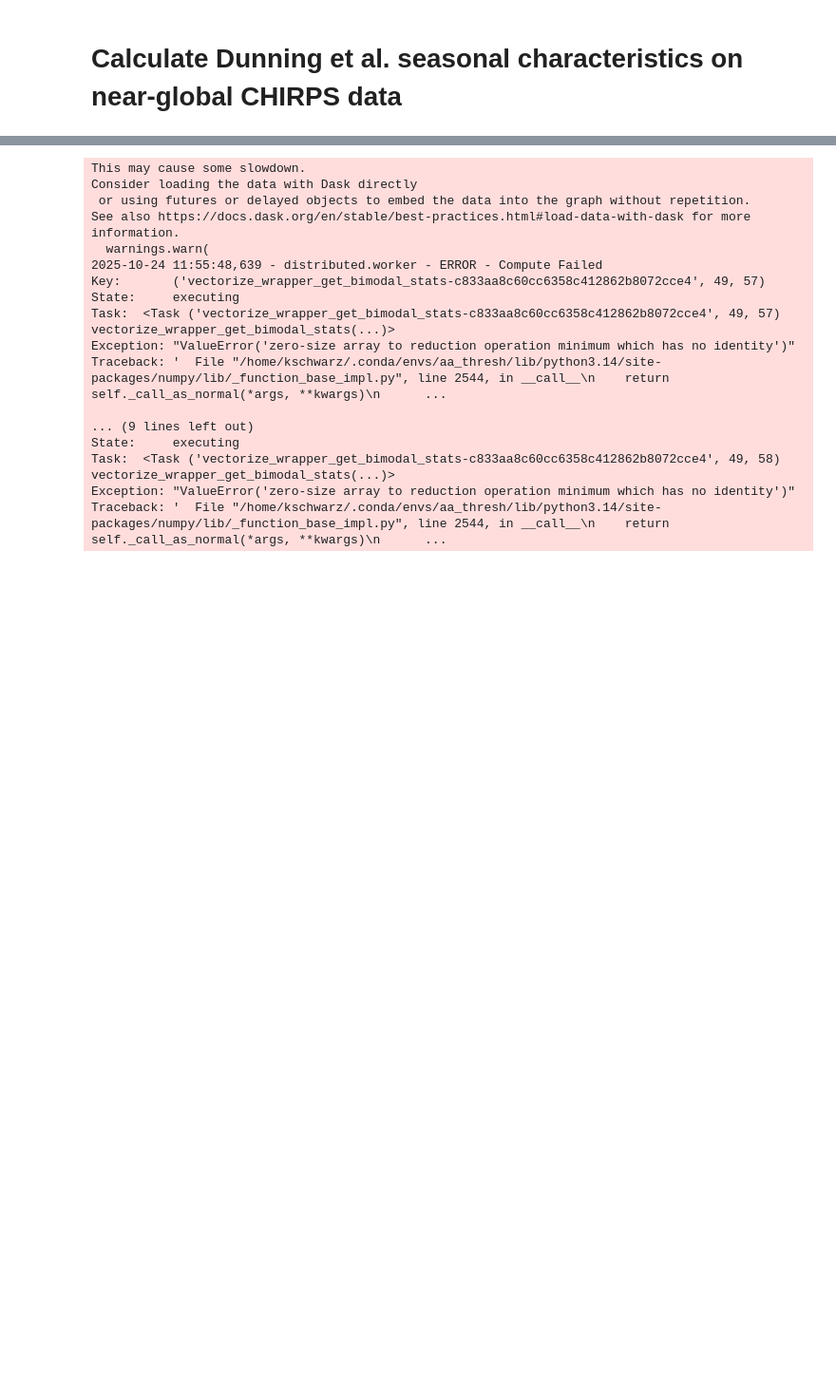
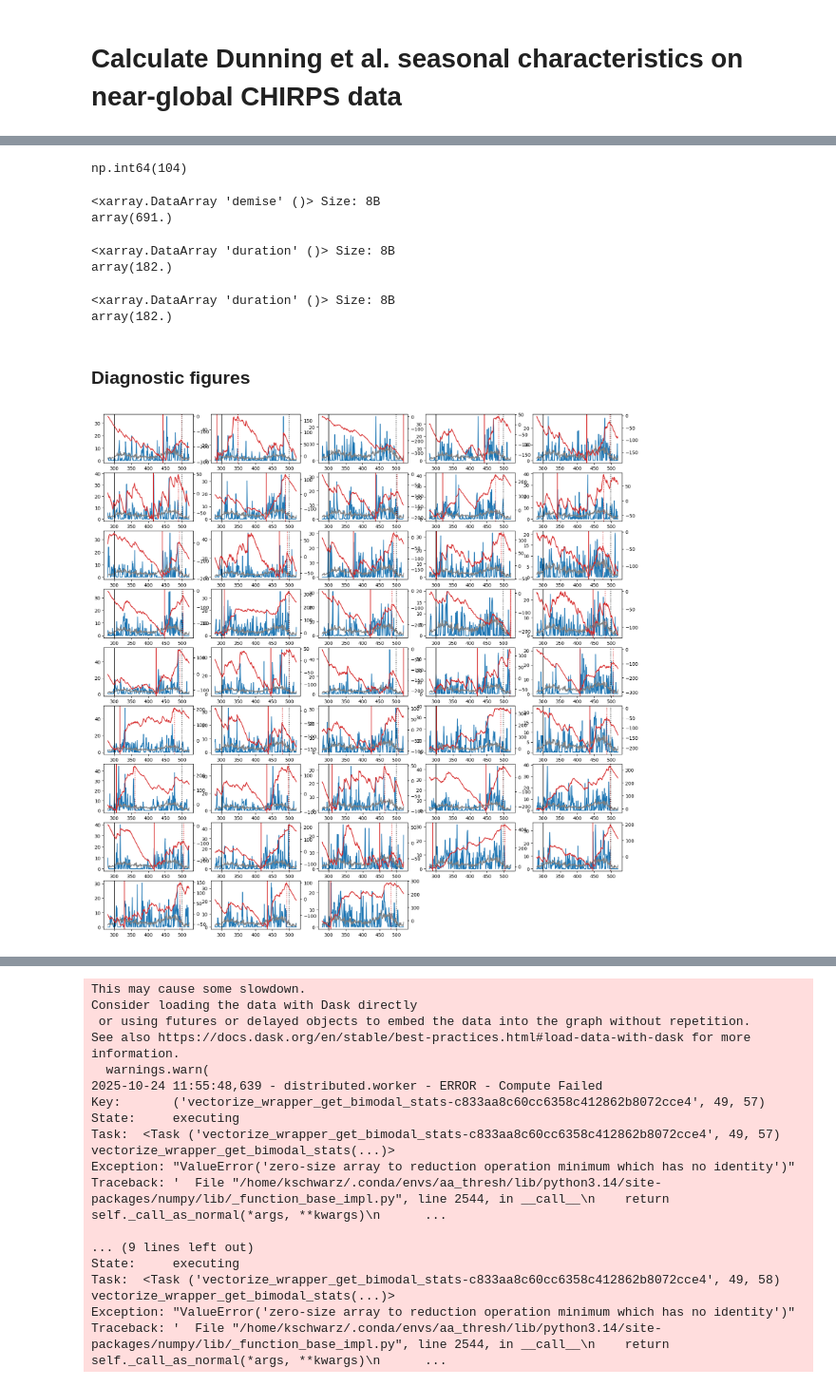
Before and after one commit to ccsfist/forecast_uncertainty, a Jupyter notebook: code/calculate_seasstats.ipynb, the cells around one changed output, grey strips where cells are left out. Shown at 95% size. Drawn from its saved outputs; the diff is of its cells as text; code cells hidden in the pictures; blank space fills up the shorter version.

```diff
--- a/code/calculate_seasstats.ipynb
+++ b/code/calculate_seasstats.ipynb
@@ -320,0 +694,40 @@ KeyboardInterrupt
+# %%
+365 - np.abs(590-329)
+# %% [output]
+np.int64(104)
+# %%
+(ds_seas.demise + 50).max().compute()
+# %% [output]
+<xarray.DataArray 'demise' ()> Size: 8B
+array(691.)
+# %%
+ds_seas.duration.max().compute()
+# %% [output]
+<xarray.DataArray 'duration' ()> Size: 8B
+array(182.)
+# %%
+ds_seas.duration.max().compute()
+# %% [output]
+<xarray.DataArray 'duration' ()> Size: 8B
+array(182.)
+# %% [markdown]
+### Diagnostic figures
+# %%
+fig = plt.figure(figsize=(20,20))
+for plt_idx in range(pr.shape[0]):
+    ax = plt.subplot(9,5,plt_idx+1)
+    plt.plot(doy,pr[plt_idx,:],color='tab:blue')
+
+    plt.plot(doy,np.mean(pr,axis=0),color='grey')
+
+    ax.axvline(onset[plt_idx],color='tab:red')
+    ax.axvline(demise[plt_idx],color='tab:red',linestyle=':')
+
+    ax.axvline(onset_lim,color='k')
+    ax.axvline(demise_lim,color='k',linestyle=':')
+
+
+    ax2 = ax.twinx()
+    plt.plot(doy,A[plt_idx,:],color='tab:red')
+# %% [output]
+[figure, added]
```
Also changed, not shown: parts of 53 cells of this notebook, 4 other files.
